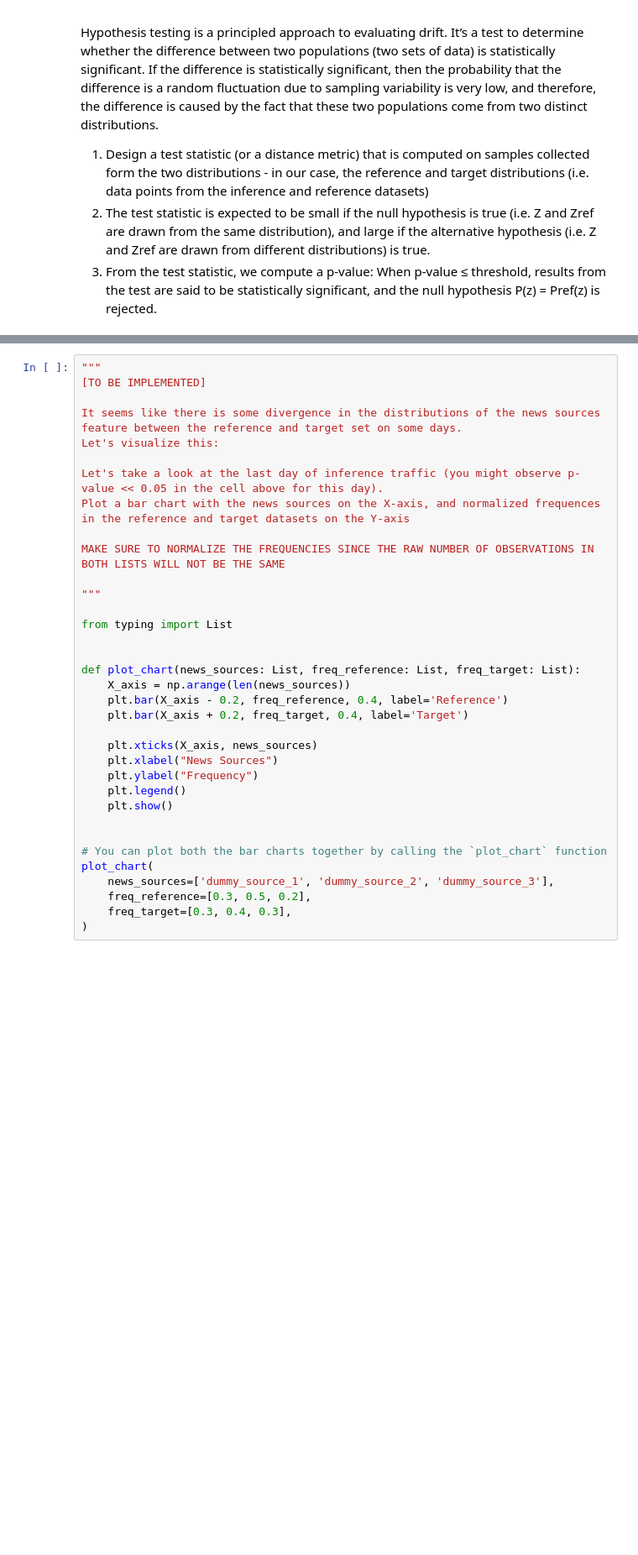
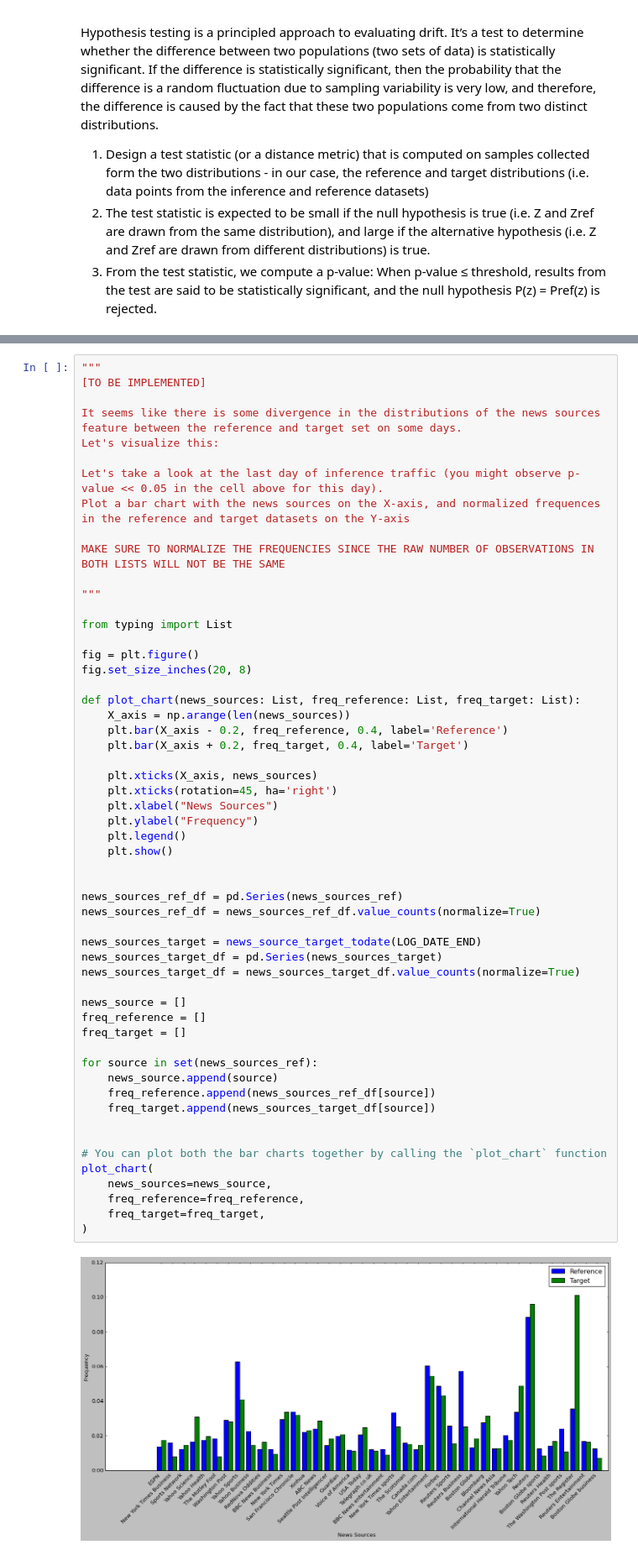
Before and after one commit to srujanreddyj/mlops-project, a Jupyter notebook: [MLOps]_Week_4_Starter.ipynb, the cells around one changed output, grey strips where cells are left out. Shown at 84% size. Drawn from its saved outputs; the diff is of its cells as text; blank space fills up the shorter version.

```diff
--- a/[MLOps]_Week_4_Starter.ipynb
+++ b/[MLOps]_Week_4_Starter.ipynb
@@ -247,36 +428,58 @@ for d in range(delta.days + 1):
 [TO BE IMPLEMENTED]
 
 It seems like there is some divergence in the distributions of the news sources feature between the reference and target set on some days.
 Let's visualize this:
 
 Let's take a look at the last day of inference traffic (you might observe p-value << 0.05 in the cell above for this day).
 Plot a bar chart with the news sources on the X-axis, and normalized frequences in the reference and target datasets on the Y-axis
 
 MAKE SURE TO NORMALIZE THE FREQUENCIES SINCE THE RAW NUMBER OF OBSERVATIONS IN BOTH LISTS WILL NOT BE THE SAME
 
 """
 
 from typing import List
 
+fig = plt.figure()
+fig.set_size_inches(20, 8)
 
 def plot_chart(news_sources: List, freq_reference: List, freq_target: List):
     X_axis = np.arange(len(news_sources))
     plt.bar(X_axis - 0.2, freq_reference, 0.4, label='Reference')
     plt.bar(X_axis + 0.2, freq_target, 0.4, label='Target')
 
     plt.xticks(X_axis, news_sources)
+    plt.xticks(rotation=45, ha='right')
     plt.xlabel("News Sources")
     plt.ylabel("Frequency")
     plt.legend()
     plt.show()
 
 
+news_sources_ref_df = pd.Series(news_sources_ref)
+news_sources_ref_df = news_sources_ref_df.value_counts(normalize=True)
+
+news_sources_target = news_source_target_todate(LOG_DATE_END)
+news_sources_target_df = pd.Series(news_sources_target)
+news_sources_target_df = news_sources_target_df.value_counts(normalize=True)
+
+news_source = []
+freq_reference = []
+freq_target = []
+
+for source in set(news_sources_ref):
+    news_source.append(source)
+    freq_reference.append(news_sources_ref_df[source])
+    freq_target.append(news_sources_target_df[source])
+
+
 # You can plot both the bar charts together by calling the `plot_chart` function
 plot_chart(
-    news_sources=['dummy_source_1', 'dummy_source_2', 'dummy_source_3'],
-    freq_reference=[0.3, 0.5, 0.2],
-    freq_target=[0.3, 0.4, 0.3],
+    news_sources=news_source,
+    freq_reference=freq_reference,
+    freq_target=freq_target,
 )
+# %% [output]
+[figure, added]
 # %% [markdown]
 ### Step 4[part 2]: Input drift (Classifier based)
 
```
Also changed, not shown: parts of 34 cells of this notebook.
